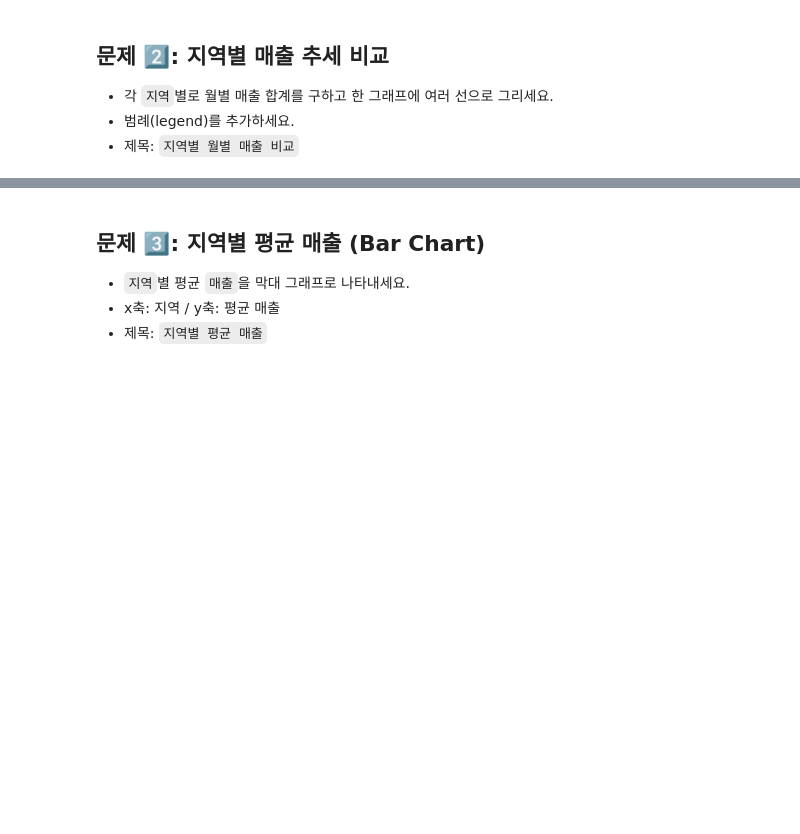
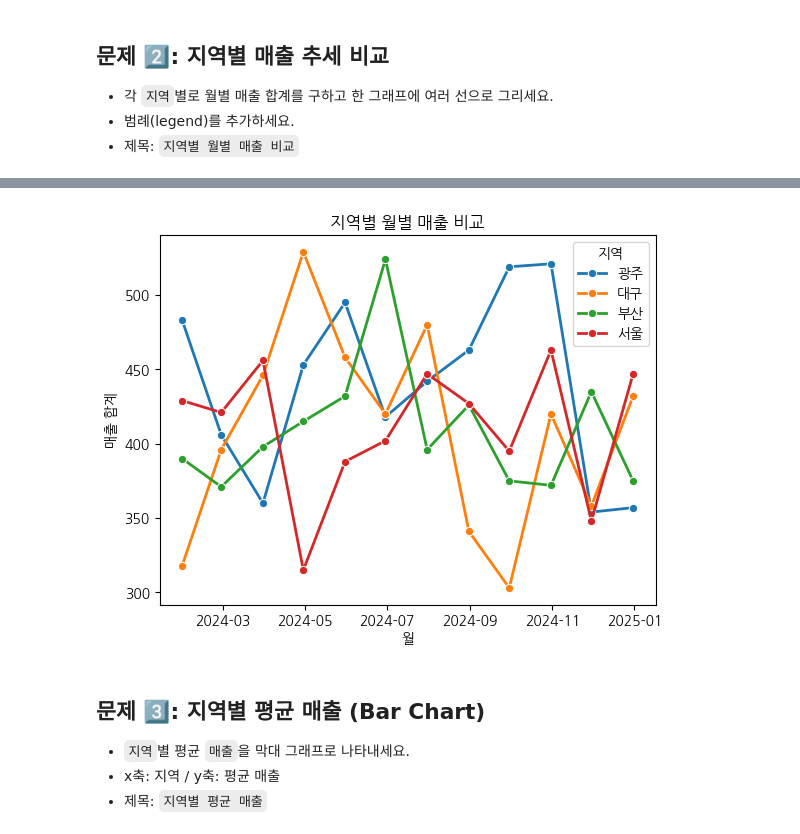
Before and after one commit to yejinzz423/fintech3, a Jupyter notebook: 06marchine_learning/Task/04_03그래프_실습문제 (1).ipynb, the cells around one changed output, grey strips where cells are left out. Drawn from its saved outputs; the diff is of its cells as text; code cells hidden in the pictures; blank space fills up the shorter version.

```diff
--- a/06marchine_learning/Task/04_03그래프_실습문제 (1).ipynb
+++ b/06marchine_learning/Task/04_03그래프_실습문제 (1).ipynb
@@ -46,3 +60,6 @@ df.head()
 - 각 `지역`별로 월별 매출 합계를 구하고 한 그래프에 여러 선으로 그리세요.
 - 범례(legend)를 추가하세요.
 - 제목: `지역별 월별 매출 비교`
+# %%
+df_grouped = df.groupby(['날짜', '지역'])['매출'].sum().reset_index()
+df_grouped.head()
@@ -49,5 +73,14 @@ df.head()
 # %%
 # TODO: 지역별 월별 매출을 선 그래프로 여러 개 겹쳐 그리세요.
+plt.figure()
+sns.lineplot(data=df_grouped, x='날짜', y='매출', hue='지역', marker='o', linewidth=2)
+plt.title('지역별 월별 매출 비교')
+plt.xlabel('월')
+plt.ylabel('매출 합계')
+plt.legend(title='지역')
+plt.show()
+# %% [output]
+[figure, added]
 # %% [markdown]
 ## 문제 3️⃣: 지역별 평균 매출 (Bar Chart)
 
```
Also changed, not shown: parts of 22 cells of this notebook, 7 other files.
